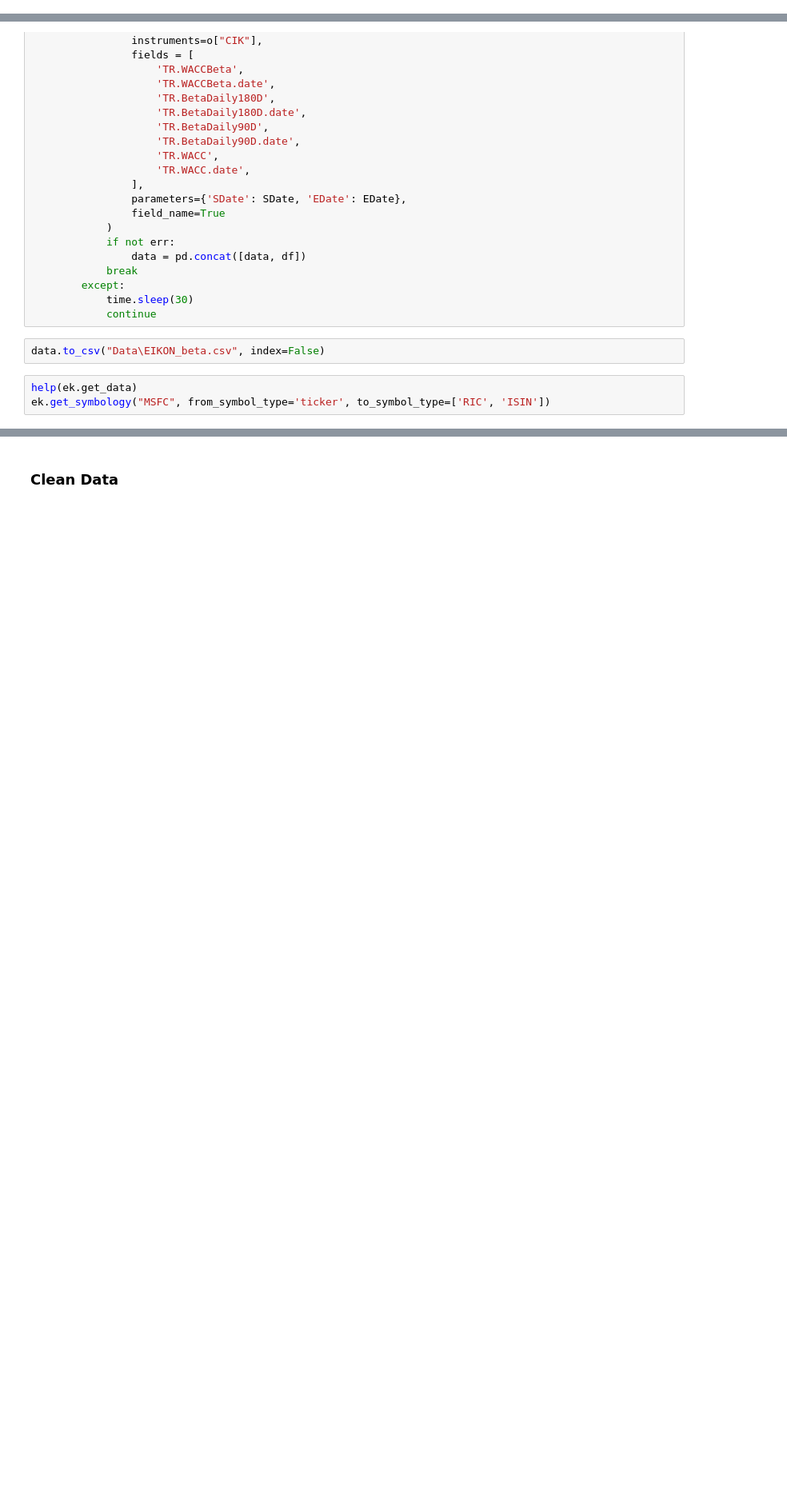
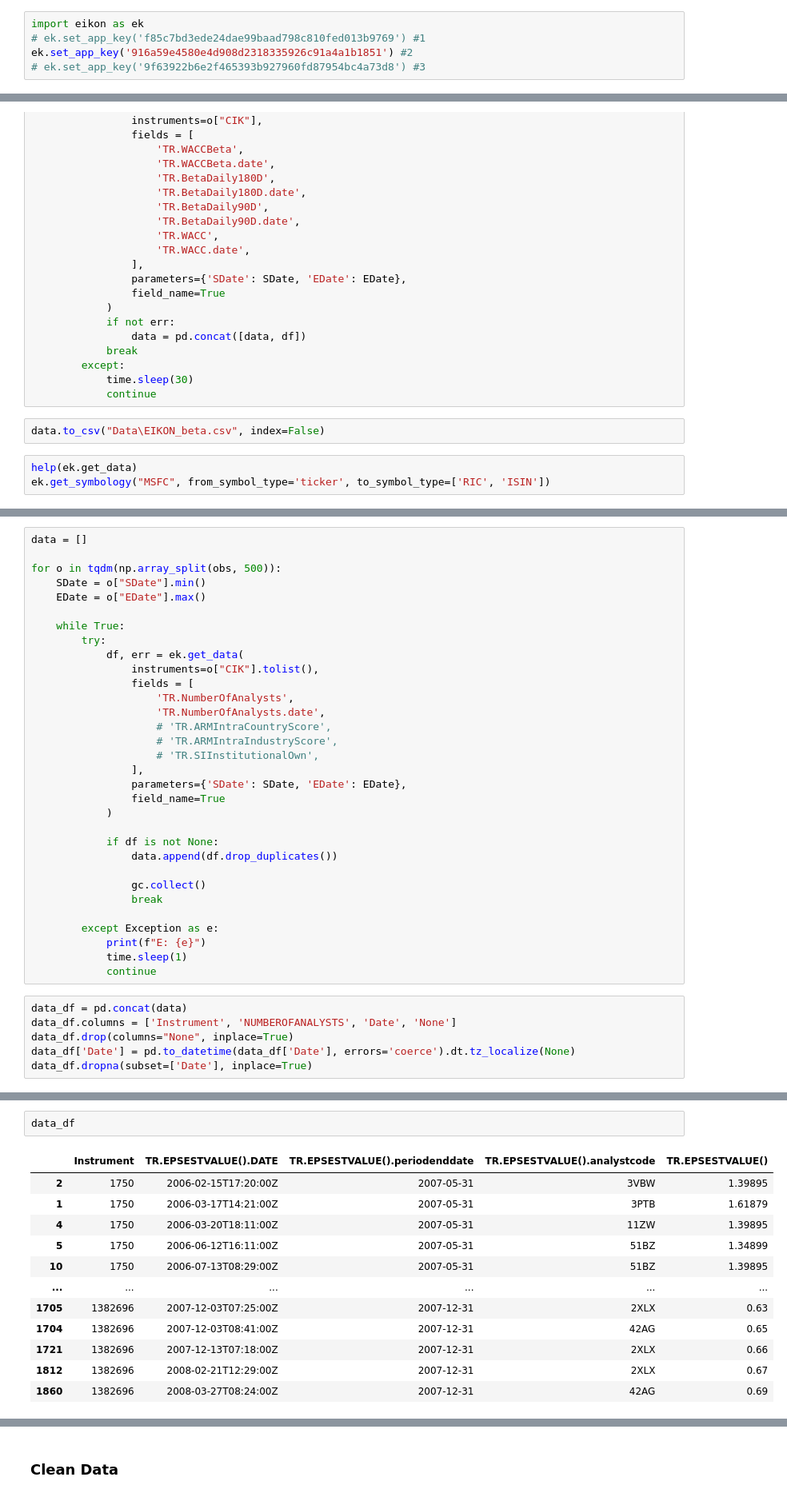
Before and after one commit to Amin-T/RD_Topic_Modeling, a Jupyter notebook: EDGAR.ipynb, the cells around one changed output, grey strips where cells are left out. Shown at 80% size. Cells and saved outputs as stored; diff of their text form; blank space fills up the shorter version.

```diff
--- a/EDGAR.ipynb
+++ b/EDGAR.ipynb
@@ -319,3 +407,8 @@ obs = obs_df.to_records()
+# %%
+import eikon as ek
+# ek.set_app_key('f85c7bd3ede24dae99baad798c810fed013b9769') #1
+ek.set_app_key('916a59e4580e4d908d2318335926c91a4a1b1851') #2
+# ek.set_app_key('9f63922b6e2f465393b927960fd87954bc4a73d8') #3
 # %% [markdown]
 ### Prices
 # %%
@@ -427,0 +562,38 @@ ek.get_symbology("MSFC", from_symbol_type='ticker', to_symbol_type=['RIC', 'ISIN
+# %%
+data = []
+
+for o in tqdm(np.array_split(obs, 500)):
+    SDate = o["SDate"].min()
+    EDate = o["EDate"].max()
+
+    while True:
+        try:
+            df, err = ek.get_data(
+                instruments=o["CIK"].tolist(),
+                fields = [
+                    'TR.NumberOfAnalysts',
+                    'TR.NumberOfAnalysts.date',
+                    # 'TR.ARMIntraCountryScore',
+                    # 'TR.ARMIntraIndustryScore',
+                    # 'TR.SIInstitutionalOwn',
+                ],
+                parameters={'SDate': SDate, 'EDate': EDate},
+                field_name=True
+            )
+
+            if df is not None:
+                data.append(df.drop_duplicates())
+
+                gc.collect()
+                break
+
+        except Exception as e:
+            print(f"E: {e}")
+            time.sleep(1)
+            continue
+# %%
+data_df = pd.concat(data)
+data_df.columns = ['Instrument', 'NUMBEROFANALYSTS', 'Date', 'None']
+data_df.drop(columns="None", inplace=True)
+data_df['Date'] = pd.to_datetime(data_df['Date'], errors='coerce').dt.tz_localize(None)
+data_df.dropna(subset=['Date'], inplace=True)
@@ -427,0 +693,15 @@ ek.get_symbology("MSFC", from_symbol_type='ticker', to_symbol_type=['RIC', 'ISIN
+# %%
+data_df
+# %% [output]
+|  | Instrument | TR.EPSESTVALUE().DATE | TR.EPSESTVALUE().periodenddate | TR.EPSESTVALUE().analystcode | TR.EPSESTVALUE() |
+| 2 | 1750 | 2006-02-15T17:20:00Z | 2007-05-31 | 3VBW | 1.39895 |
+| 1 | 1750 | 2006-03-17T14:21:00Z | 2007-05-31 | 3PTB | 1.61879 |
+| 4 | 1750 | 2006-03-20T18:11:00Z | 2007-05-31 | 11ZW | 1.39895 |
+| 5 | 1750 | 2006-06-12T16:11:00Z | 2007-05-31 | 51BZ | 1.34899 |
+| 10 | 1750 | 2006-07-13T08:29:00Z | 2007-05-31 | 51BZ | 1.39895 |
+| ... | ... | ... | ... | ... | ... |
+| 1705 | 1382696 | 2007-12-03T07:25:00Z | 2007-12-31 | 2XLX | 0.63 |
+| 1704 | 1382696 | 2007-12-03T08:41:00Z | 2007-12-31 | 42AG | 0.65 |
+| 1721 | 1382696 | 2007-12-13T07:18:00Z | 2007-12-31 | 2XLX | 0.66 |
+| 1812 | 1382696 | 2008-02-21T12:29:00Z | 2007-12-31 | 2XLX | 0.67 |
+| 1860 | 1382696 | 2008-03-27T08:24:00Z | 2007-12-31 | 42AG | 0.69 |
```
Also changed, not shown: parts of 90 cells of this notebook, 17 other files.
